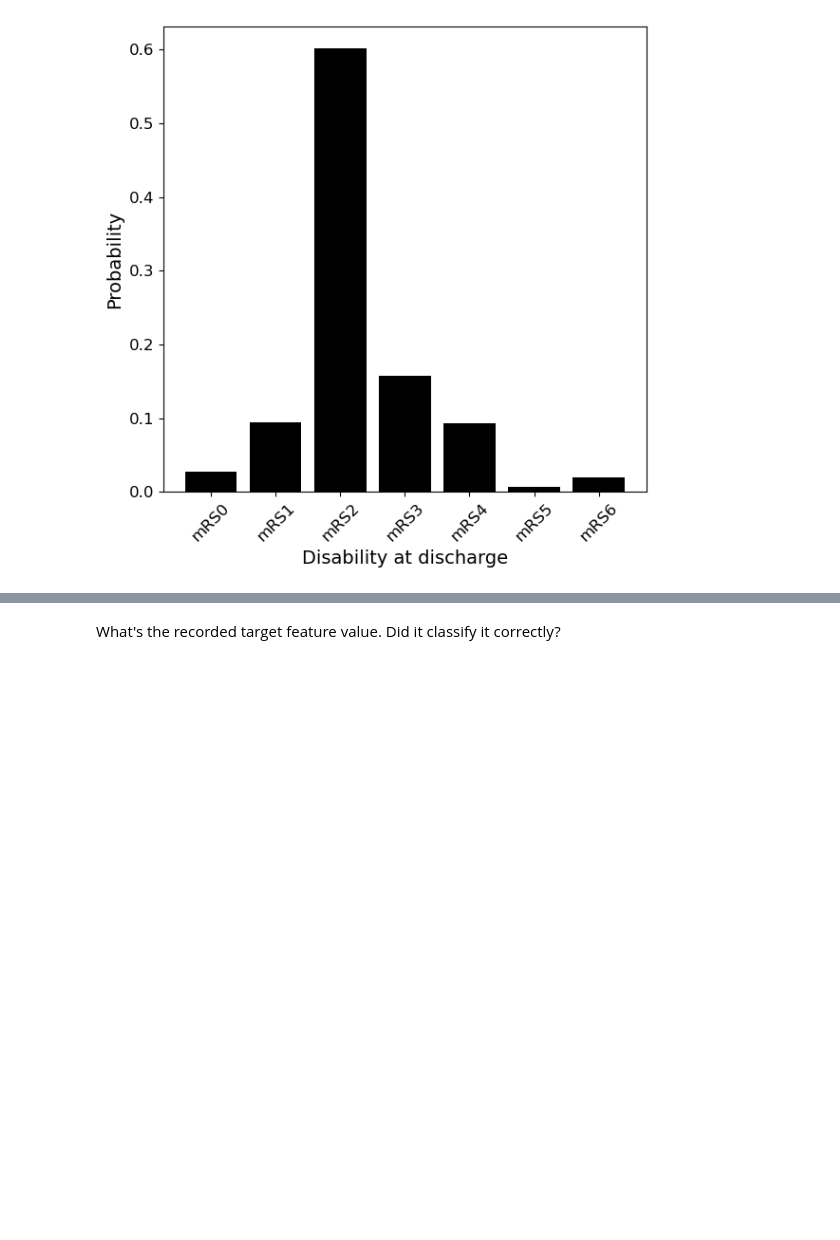
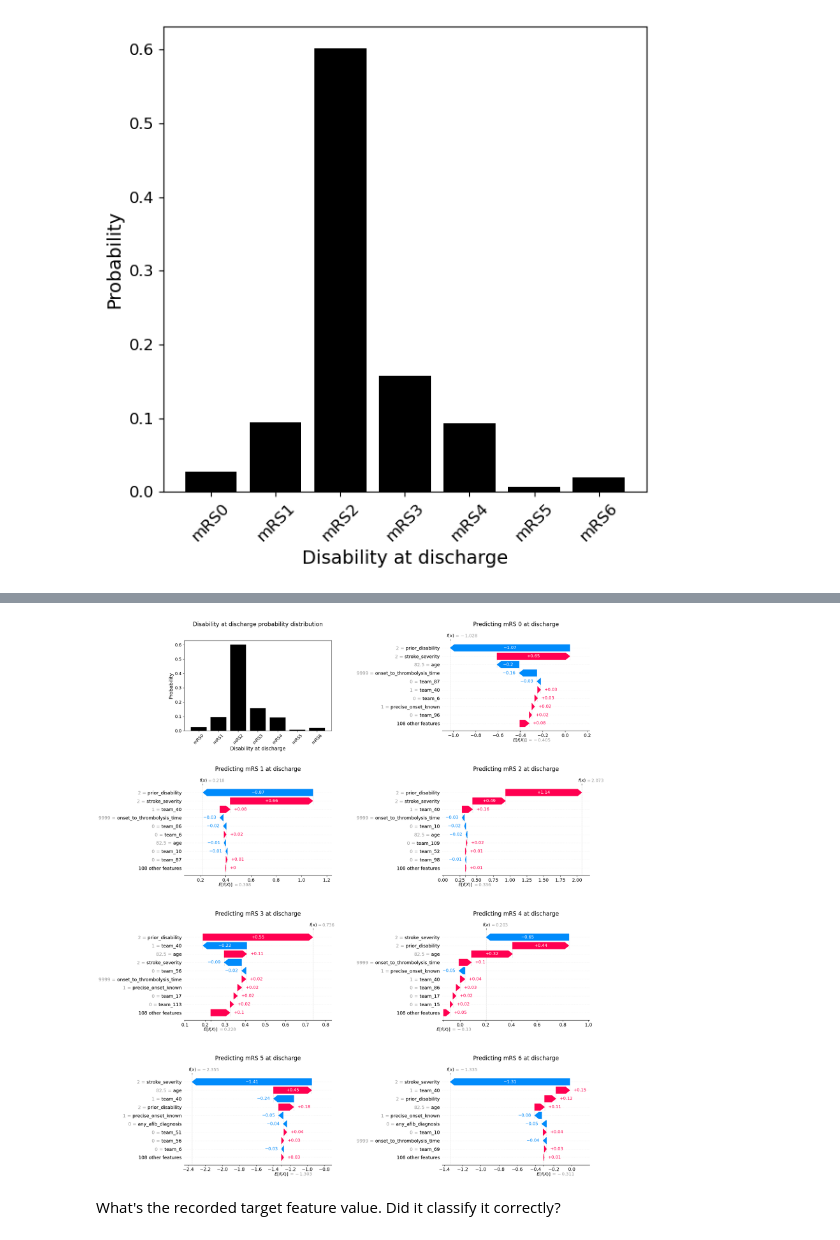
Before and after one commit to samuel-book/thrombolysis_outcome_ml_paper, a Jupyter notebook: xgb_7_features/042_xgb_kfold_7_features_local_shap_plots.ipynb, the cells around one changed output, grey strips where cells are left out. Cells and saved outputs as stored; diff of their text form; code cells hidden in the pictures; blank space fills up the shorter version.

Commit message:
reformat plot for paper

```diff
--- a/xgb_7_features/042_xgb_kfold_7_features_local_shap_plots.ipynb
+++ b/xgb_7_features/042_xgb_kfold_7_features_local_shap_plots.ipynb
@@ -754,3 +776,76 @@ plt.show()
+# %%
+# Select kfold
+k = 0
+
+row = instance
+y_data_row = y_test.iloc[instance]
+shap_values_list_row = list_shap_values
+list_base_values = list_base_values
+X_data_row = X_test.iloc[instance]
+feature_names = feature_names_ohe
+pred_mrs_row = y_pred[instance]
+
+fig = plt.figure()
+
+
+# Initialise empty list
+list_shap_values = []
+list_base_values = []
+
+# Putting the SHAP values in the required format
+for c in range(n_classes):
+    list_shap_values.append(shap_values_kfold[k][instance,:,c])
+    list_base_values.append(shap_values_extended_kfold[k].base_values[instance,c])
+
+# Get prediction for this kfold
+y_pred = y_pred_kfold[k]
+
+# Get data for this kfold
+(X_train, X_test, y_train, y_test) = get_x_y_data(train_data_kfold[k],
+                                                  test_data_kfold[k],
+                                                  target_feature)
+
+
+columns=["mRS0","mRS1","mRS2","mRS3","mRS4","mRS5","mRS6"]
+
+# Position of bars on x-axis
+ind = np.arange(len(columns))
+
+width = 0.8
+
+ax = fig.add_subplot(4,2,1)
+
+# Plotting
+ax.bar(ind, y_probs_kfold[k][instance], width, color="k")
+ax.set_xlabel("Disability at discharge", fontsize=14)
+ax.set_ylabel("Probability", fontsize=14)
+ax.set_xticks(ind, columns, rotation=45)
+ax.tick_params(axis='both', which='major', labelsize=12)
+ax.set_title("Disability at discharge probability distribution", fontsize=16, pad=40)
+
+for c in range(n_classes):
+    ax = fig.add_subplot(4,2,c+2)
+    shap.waterfall_plot(shap.Explanation(values=shap_values_list_row[c],
+                                        base_values=list_base_values[c],
+                                        data=X_data_row,
+                                        feature_names=feature_names),
+                                        show=False)
+    ax.set_title(f"Predicting mRS {c} at discharge", fontsize=16, pad=20)
+
+plt.gcf().set_size_inches(20,22)
+
+plt.tight_layout()
+plt.subplots_adjust(wspace=0.75, hspace=0.6)
+
+filename = os.path.join(paths.image_save_path,
+                (paths.notebook + paths.model_text +
+                '_probability_distribution_with_individual_waterfall_plots.jpg'))
+
+plt.savefig(filename, dpi=300)
+
+plt.show()
+# %% [output]
+[figure, added]
 # %% [markdown]
 What's the recorded target feature value. Did it classify it correctly?
 # %%
```
Also changed, not shown: parts of 3 cells of this notebook.
